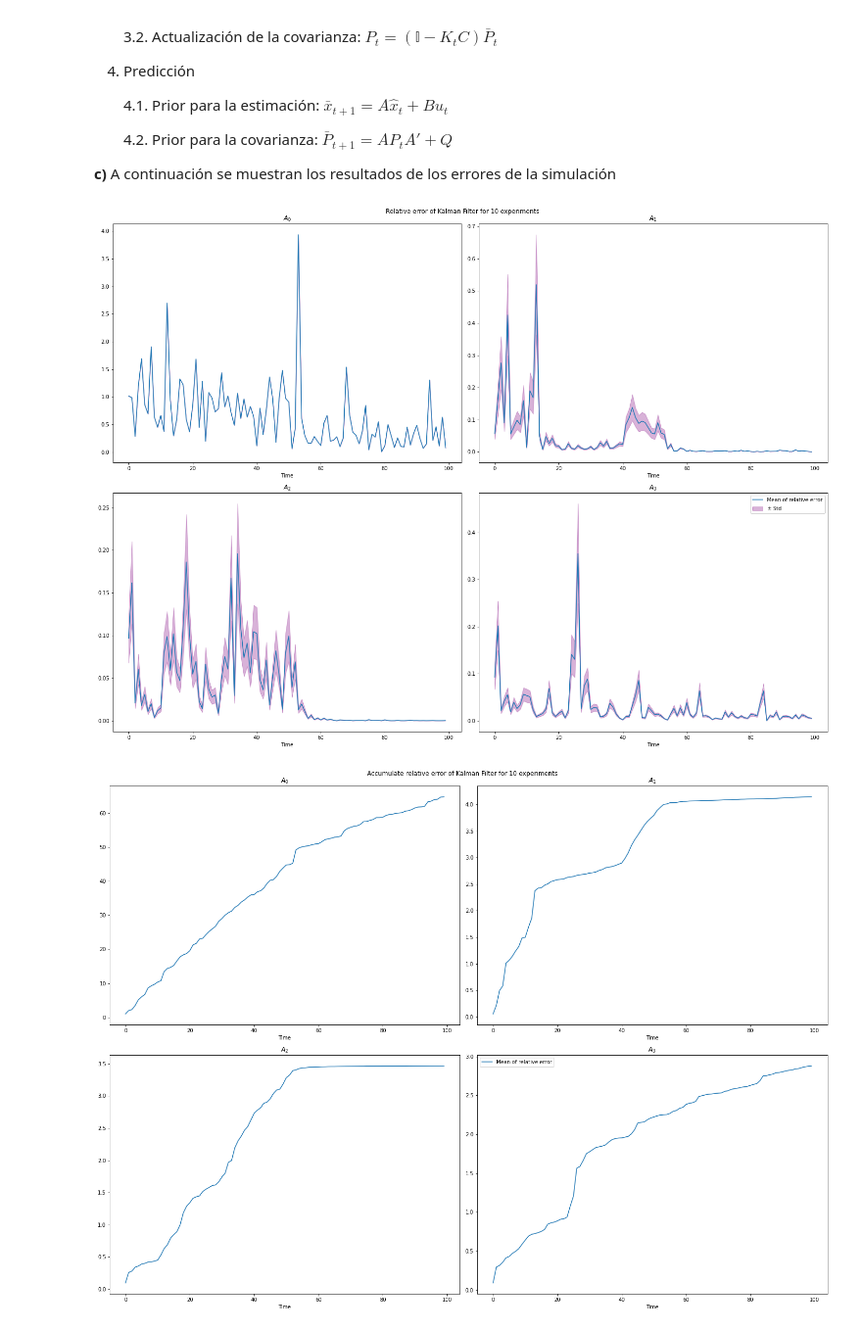
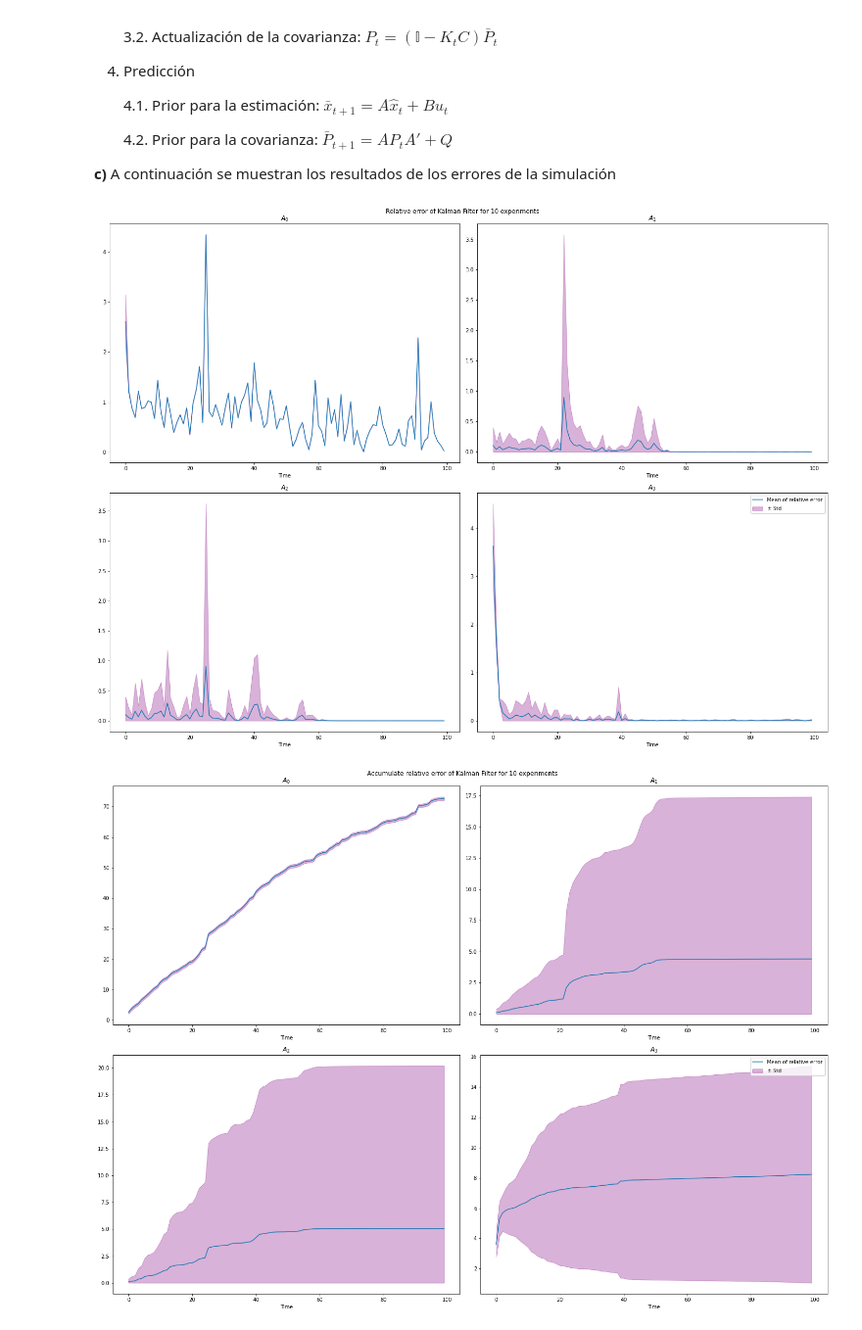
Before and after one commit to glorelvalle/g-mucd, a Jupyter notebook: pe/entrega2/pe_final_discrete_time_valle.ipynb, the cells around one changed output. Shown at 98% size. Saved outputs shown, nothing was run; the diff lists cells and outputs as text; code cells hidden in the pictures.

```diff
--- a/pe/entrega2/pe_final_discrete_time_valle.ipynb
+++ b/pe/entrega2/pe_final_discrete_time_valle.ipynb
@@ -231,7 +235,7 @@ class KalmanFilter:
         self.R = R                                                                                      # R, covariance matrix related to v_t (defined in kalman_aux.py)
 
         self.times = times                                                                              # save times for simulation
-        self.P = np.diag(np.full(self.A.shape[0], sigma_w))                                             # P, process covariance matrix initial estimation
+        self.P = np.zeros((4,4))                                                                        # P, process covariance matrix initial estimation
 
         self.z_t = np.zeros((2,))                                                                       # init observation process
         self.x_t = np.zeros((4,))                                                                       # uniform initial
@@ -266,7 +270,7 @@ class KalmanFilter:
         Updates the estimate and the covariance
         """
         x_hat = x_bar + self.K_t @ (self.z_t - self.C @ x_bar)                                          # update the estimate
-        P_t = np.identity(self.C.shape[1]) - self.K_t @ self.C                                          # update the covariance
+        P_t = (np.identity(self.C.shape[1]) - self.K_t @ self.C) @ P_bar                                # update the covariance
 
         return x_hat, P_t
 
@@ -299,12 +303,12 @@ class KalmanFilter:
         and then computes relative error, mean error and std
         """
 
-        # initial values
-        x_bar = self.x_t
-        P_bar = self.P
-
         # n experiments
         for i in range(self.n):
+            # initial values
+            x_bar = self.x_t
+            P_bar = self.P
+            x_pred = np.zeros((self.n, self.times, A.shape[0]))
             # simulation times = 0,...,99
             for t in range(self.times):
                 # recursive filter
@@ -312,12 +316,13 @@ class KalmanFilter:
                 self.kf_gain(P_bar)
                 x_hat, P_t = self.kf_update_matrix(x_bar, P_bar)
                 x_bar, P_bar = self.kf_compute_priors(x_hat, P_t, t)
+                x_pred[i, t] = x_hat
                 self.kf_relative_error(x_hat, i, t)
 
         mean_err = np.mean(self.e_t, axis=1)
-        std_err = np.std(self.e_t, axis=1) / self.n
+        std_err = np.std(self.e_t, axis=1) #/ self.n
 
-        return self.e_t, mean_err, std_err
+        return self.e_t, mean_err, std_err, x_pred
 # %% [markdown]
 **a)** El sistema dinámico lo hemos definido gracias al constructor de la clase y los parámetros siguientes de entrada.
 
@@ -356,39 +361,42 @@ times = 100
 mu, sigma = 0., 1.
 
 KF_outputs = []
-errors, stds, acc = [], [], []
+errors, stds, acc, acc2 = [], [], [], []
 for matrix in a_values:
     A = np.array(mk_mat(matrix))
     KF = KalmanFilter(A, B, C, Q, R, n, times)
-    err_kf, mean_err, std_err = KF.kf_run()
+    err_kf, mean_err, std_err, x_p = KF.kf_run()
     KF_outputs.append(KF)
     errors.append(mean_err)
     stds.append(std_err)
     acc.append(np.cumsum(mean_err))
+    acc2.append(np.cumsum(std_err))
+
 
 fig, ax = plt.subplots(2, 2, figsize=(20, 15))
 fig.suptitle(f'Relative error of Kalman Filter for {n} experiments')
 ax = np.array(ax).flatten()
 for i in range(4):
     ax[i].plot(np.arange(times), errors[i], label=f"Mean of relative error")
+    ax[i].plot
     ax[i].fill_between(np.arange(times), np.maximum(errors[i] - stds[i], 0), errors[i] + stds[i], color = 'purple', alpha = 0.3, label = r"$\pm$ Std")
     ax[i].set_title(f'$A_{i}$')
     ax[i].set_xlabel("Time")
 fig.tight_layout()
 plt.legend()
 plt.show()
 
 fig, ax = plt.subplots(2, 2, figsize=(20, 15))
 fig.suptitle(f'Accumulate relative error of Kalman Filter for {n} experiments')
 ax = np.array(ax).flatten()
 for i in range(4):
     ax[i].plot(np.arange(times), acc[i], label=f"Mean of relative error")
-    #ax[i].fill_between(np.arange(times), np.maximum(errors[i] - stds[i], 0), errors[i] + stds[i], color = 'purple', alpha = 0.3, label = r"$\pm$ Std")
+    ax[i].fill_between(np.arange(times), np.maximum(acc[i] - acc2[i], 0), acc[i] + acc2[i], color = 'purple', alpha = 0.3, label = r"$\pm$ Std")
     ax[i].set_title(f'$A_{i}$')
     ax[i].set_xlabel("Time")
 fig.tight_layout()
 plt.legend()
 plt.show()
 # %% [output]
-[figure, old version]
+[figure, new version]
-[figure, old version]
+[figure, new version]
```
Also changed, not shown: parts of 1 cell of this notebook.
